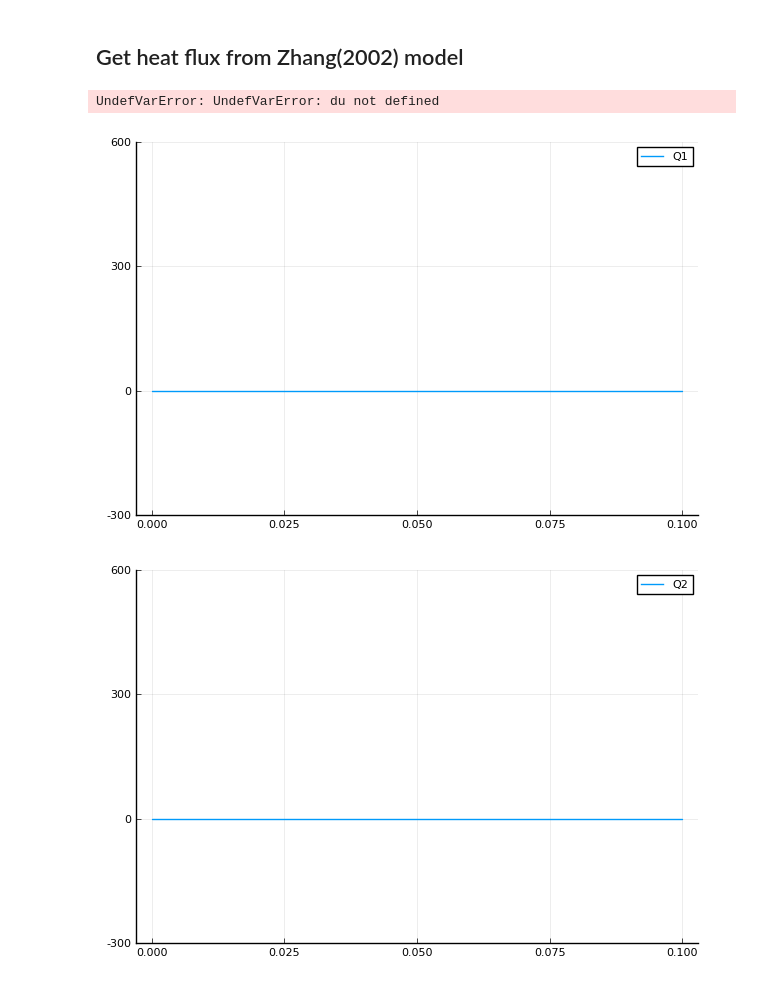
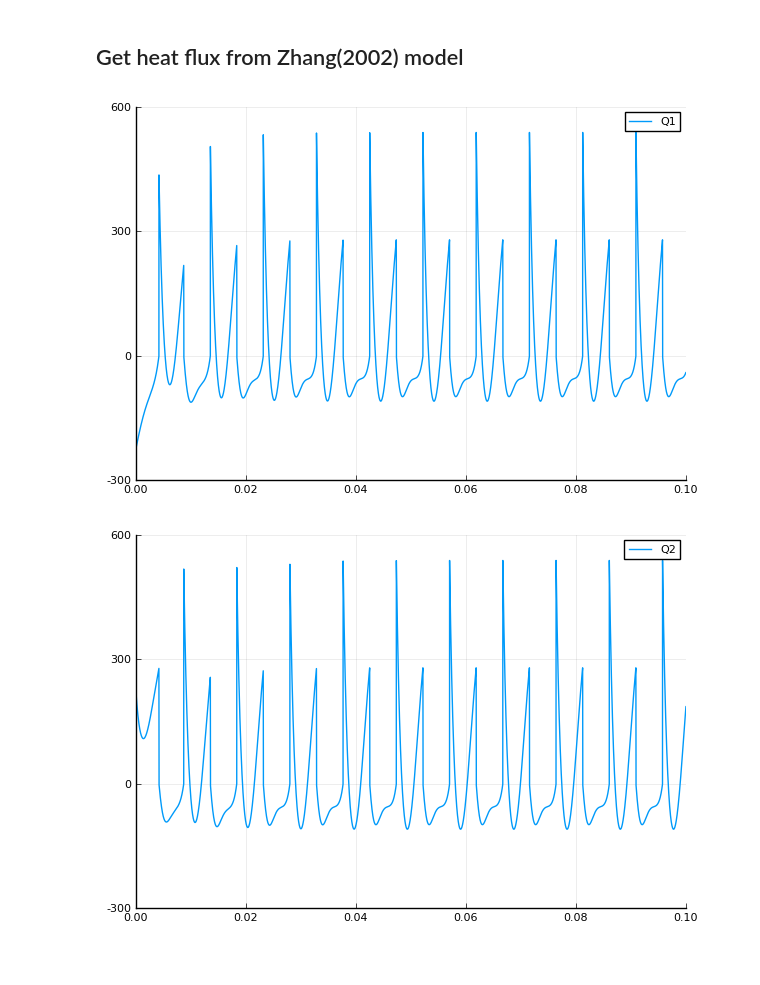
Before and after one commit to liyuxuan48/OneDThermalFlow, a Jupyter notebook: examples/U shape PHP dynamics.ipynb, the cells around one changed output. Cells and saved outputs as stored; diff of their text form; code cells hidden in the pictures.

```diff
--- a/examples/U shape PHP dynamics.ipynb
+++ b/examples/U shape PHP dynamics.ipynb
@@ -154,5 +142,7 @@ vectoXM(u)
 # %%
+tstep=1.0e-5
+
 p = sys0
-tspan = (0.0, 0.1);
+tspan = (0.0, 1.0);
 prob = ODEProblem(zhang2002model!, u, tspan, p)
-sol = solve(prob, RK4(), adaptive=false, dt=1.0e-4);
+sol = solve(prob, RK4(), adaptive=false, dt=tstep);
@@ -176,3 +149,5 @@ end
+# %%
+result1=soltoResult(sol,sys0);
 # %%
 cd(dirname(pwd()))
 
@@ -206,17 +178,19 @@ Q2=zeros(length(thist));
+# %%
+du=zeros(size(sol.u[1]))
+Q1=zeros(length(result1.t));
+Q2=zeros(length(result1.t));
 # %%
-for i = 1:length(thist)
+for i = 1:length(result1.t)
     Q1[i]=zhang2002model!(du,sol.u[i], p,tspan)[end-1]
     Q2[i]=zhang2002model!(du,sol.u[i], p,tspan)[end]
 end
-# %% [output]
-UndefVarError: UndefVarError: du not defined
 # %%
-plot(thist,Q1,label="Q1",ylim=(-300,600))
+plot(result1.t,Q1,label="Q1",xlim=(0.0,0.1),ylim=(-300,600))
 savefig("Heat flux1.pdf")
 # %% [output]
-[figure, old version]
+[figure, new version]
 # %%
-plot(thist,Q2,label="Q2",ylim=(-300,600))
+plot(result1.t,Q2,label="Q2",xlim=(0.0,0.1),ylim=(-300,600))
 savefig("Heat flux2.pdf")
 # %% [output]
-[figure, old version]
+[figure, new version]
```
Also changed, not shown: parts of 12 cells of this notebook, 3 other files.
